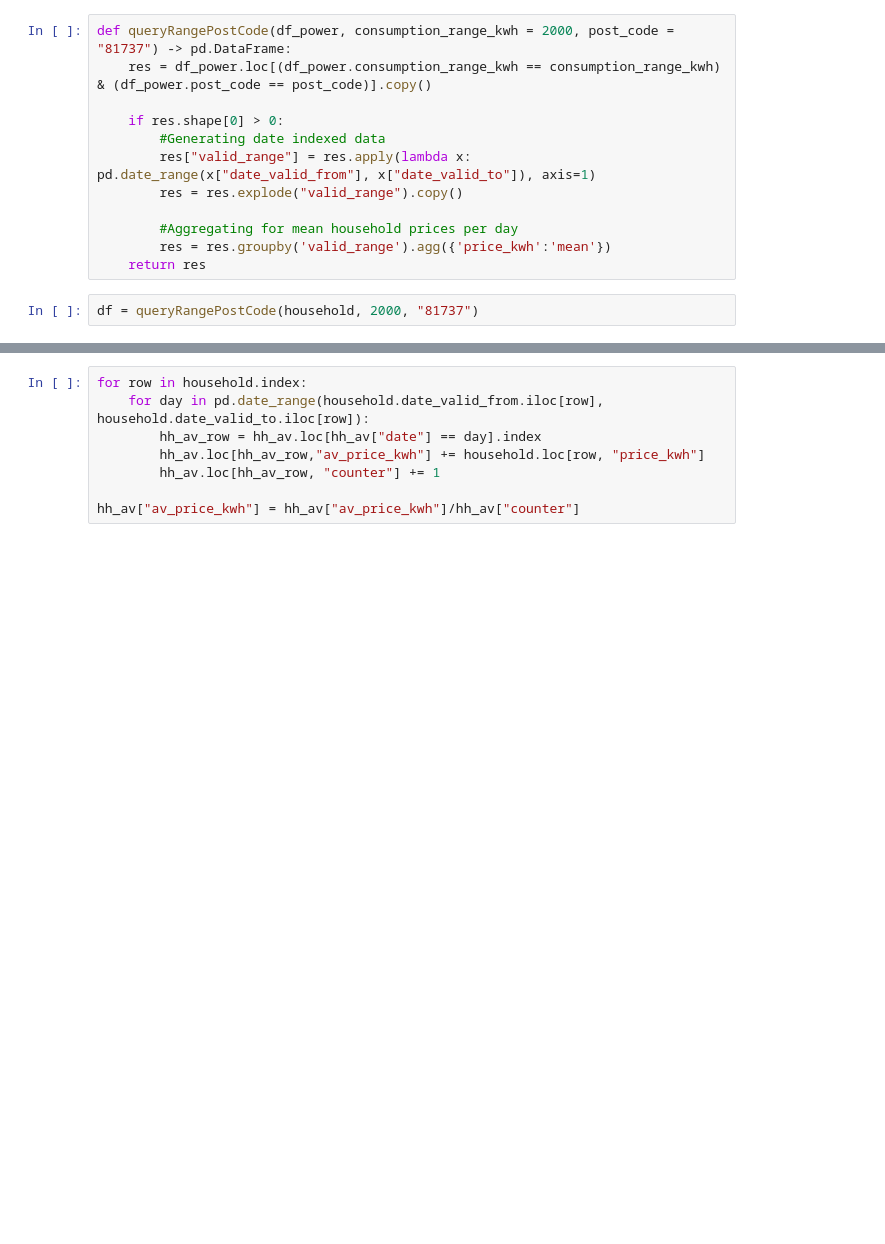
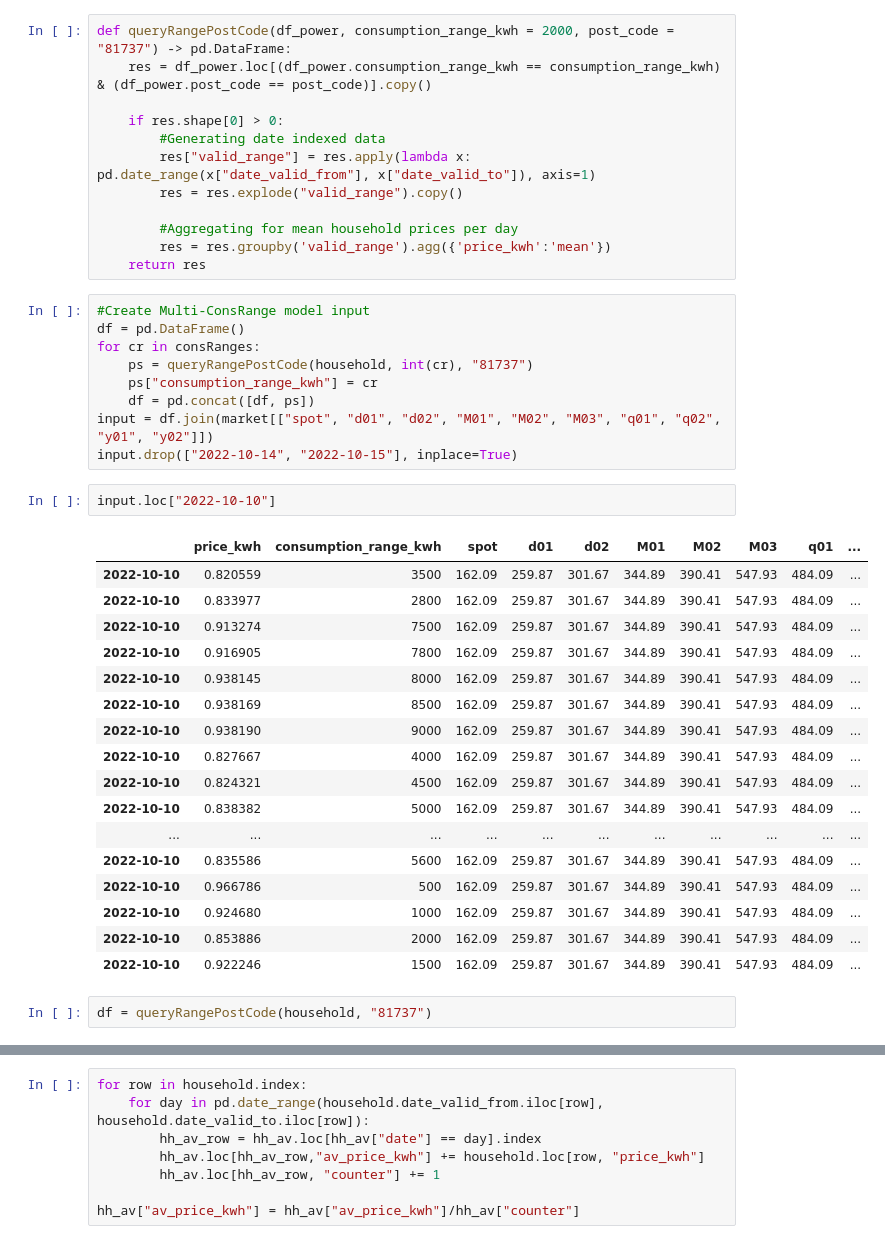
Before and after one commit to michael-fuest/DAiA-EON, a Jupyter notebook: neuralnetwork_testing.ipynb, the cells around one changed output, grey strips where cells are left out. Cells and saved outputs as stored; diff of their text form; blank space fills up the shorter version.

```diff
--- a/neuralnetwork.ipynb
+++ b/neuralnetwork_testing.ipynb
@@ -59,6 +68,35 @@ def queryRangePostCode(df_power, consumption_range_kwh = 2000, post_code = "8173
         #Aggregating for mean household prices per day
         res = res.groupby('valid_range').agg({'price_kwh':'mean'})
     return res
+# %%
+#Create Multi-ConsRange model input
+df = pd.DataFrame()
+for cr in consRanges:
+    ps = queryRangePostCode(household, int(cr), "81737")
+    ps["consumption_range_kwh"] = cr
+    df = pd.concat([df, ps])
+input = df.join(market[["spot", "d01", "d02", "M01", "M02", "M03", "q01", "q02", "y01", "y02"]])
+input.drop(["2022-10-14", "2022-10-15"], inplace=True)
+# %%
+input.loc["2022-10-10"]
+# %% [output]
+|  | price_kwh | consumption_range_kwh | spot | d01 | d02 | M01 | M02 | M03 | q01 | ... |
+| 2022-10-10 | 0.820559 | 3500 | 162.09 | 259.87 | 301.67 | 344.89 | 390.41 | 547.93 | 484.09 | ... |
+| 2022-10-10 | 0.833977 | 2800 | 162.09 | 259.87 | 301.67 | 344.89 | 390.41 | 547.93 | 484.09 | ... |
+| 2022-10-10 | 0.913274 | 7500 | 162.09 | 259.87 | 301.67 | 344.89 | 390.41 | 547.93 | 484.09 | ... |
+| 2022-10-10 | 0.916905 | 7800 | 162.09 | 259.87 | 301.67 | 344.89 | 390.41 | 547.93 | 484.09 | ... |
+| 2022-10-10 | 0.938145 | 8000 | 162.09 | 259.87 | 301.67 | 344.89 | 390.41 | 547.93 | 484.09 | ... |
+| 2022-10-10 | 0.938169 | 8500 | 162.09 | 259.87 | 301.67 | 344.89 | 390.41 | 547.93 | 484.09 | ... |
+| 2022-10-10 | 0.938190 | 9000 | 162.09 | 259.87 | 301.67 | 344.89 | 390.41 | 547.93 | 484.09 | ... |
+| 2022-10-10 | 0.827667 | 4000 | 162.09 | 259.87 | 301.67 | 344.89 | 390.41 | 547.93 | 484.09 | ... |
+| 2022-10-10 | 0.824321 | 4500 | 162.09 | 259.87 | 301.67 | 344.89 | 390.41 | 547.93 | 484.09 | ... |
+| 2022-10-10 | 0.838382 | 5000 | 162.09 | 259.87 | 301.67 | 344.89 | 390.41 | 547.93 | 484.09 | ... |
+| ... | ... | ... | ... | ... | ... | ... | ... | ... | ... | ... |
+| 2022-10-10 | 0.835586 | 5600 | 162.09 | 259.87 | 301.67 | 344.89 | 390.41 | 547.93 | 484.09 | ... |
+| 2022-10-10 | 0.966786 | 500 | 162.09 | 259.87 | 301.67 | 344.89 | 390.41 | 547.93 | 484.09 | ... |
+| 2022-10-10 | 0.924680 | 1000 | 162.09 | 259.87 | 301.67 | 344.89 | 390.41 | 547.93 | 484.09 | ... |
+| 2022-10-10 | 0.853886 | 2000 | 162.09 | 259.87 | 301.67 | 344.89 | 390.41 | 547.93 | 484.09 | ... |
+| 2022-10-10 | 0.922246 | 1500 | 162.09 | 259.87 | 301.67 | 344.89 | 390.41 | 547.93 | 484.09 | ... |
 # %%
-df = queryRangePostCode(household, 2000, "81737")
+df = queryRangePostCode(household, "81737")
 # %%
```
Also changed, not shown: parts of 11 cells of this notebook.
